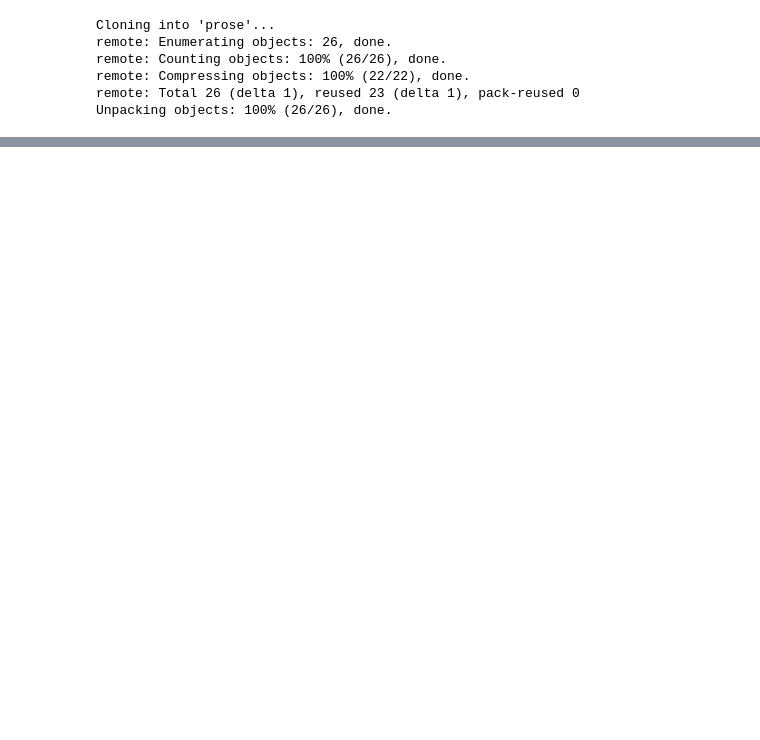
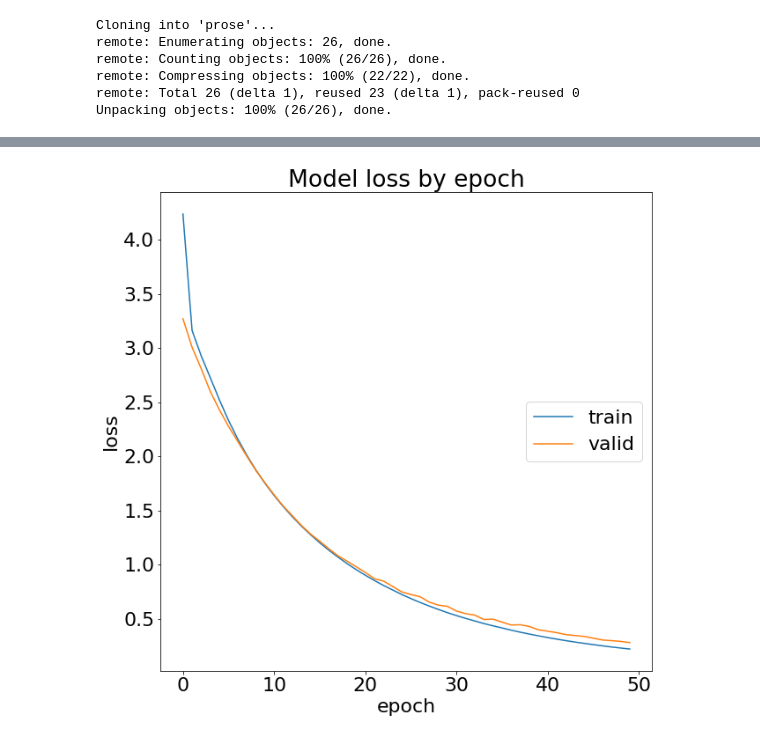
Before and after one commit to yassermb/AI4Biologists, a Jupyter notebook: notebooks/PLM.ipynb, the cells around one changed output, grey strips where cells are left out. Drawn from its saved outputs; the diff is of its cells as text; code cells hidden in the pictures; blank space fills up the shorter version.

```diff
--- a/notebooks/PLM.ipynb
+++ b/notebooks/PLM.ipynb
@@ -136,0 +220,19 @@ array([[ -32.147305, -293.99146 ],
+# %%
+def get_model(input_shape):
+    X_in = Input(shape=input_shape)
+    H = Dense(1000, use_bias=True, activation='elu', kernel_initializer='he_uniform', kernel_regularizer=l2(1e-3), kernel_constraint=max_norm(4), bias_constraint=max_norm(4))(X_in)
+    H = Dense(500, use_bias=True, activation='elu', kernel_initializer='he_uniform', kernel_regularizer=l2(1e-3), kernel_constraint=max_norm(4), bias_constraint=max_norm(4))(H)
+    H = Dense(100, use_bias=True, activation='elu', kernel_initializer='he_uniform', kernel_regularizer=l2(1e-3), kernel_constraint=max_norm(4), bias_constraint=max_norm(4))(H)
+    Y = Dense(len(classes), activation='softmax')(H)
+
+    _model = Model(inputs=[X_in], outputs=Y)
+    _model.compile(loss='categorical_crossentropy', optimizer=Adam(lr=0.001))
+    _model.summary()
+
+    return _model
+# %%
+num_epochs = 50 #@param {type : "number"}
+batch_size = 50 #@param {type : "number"}
+# %%
+model = get_model(6165)
+history = model.fit(X_train, y_train, validation_data=(X_test, y_test), batch_size=batch_size, epochs=num_epochs, verbose=0, class_weight=d_class_weights, callbacks=[TqdmCallback(verbose=2)])
@@ -137 +260,16 @@ array([[ -32.147305, -293.99146 ],
+# %%
+def plot_train_val_loss(history):
+  plt.figure(figsize=(10,10))
+  plt.rcParams.update({'font.size': 22})
+  plt.plot(history.history['loss'])
+  plt.plot(history.history['val_loss'])
+  plt.title('Model loss by epoch')
+  plt.ylabel('loss')
+  plt.xlabel('epoch')
+  plt.legend(['train', 'valid'], loc='right')
+  plt.savefig('tf_trainvalcurve_scr_classificaiton.svg')
+# %%
+plot_train_val_loss(history)
+# %% [output]
+[figure, added]
 # %% [markdown]
```
Also changed, not shown: parts of 37 cells of this notebook.
